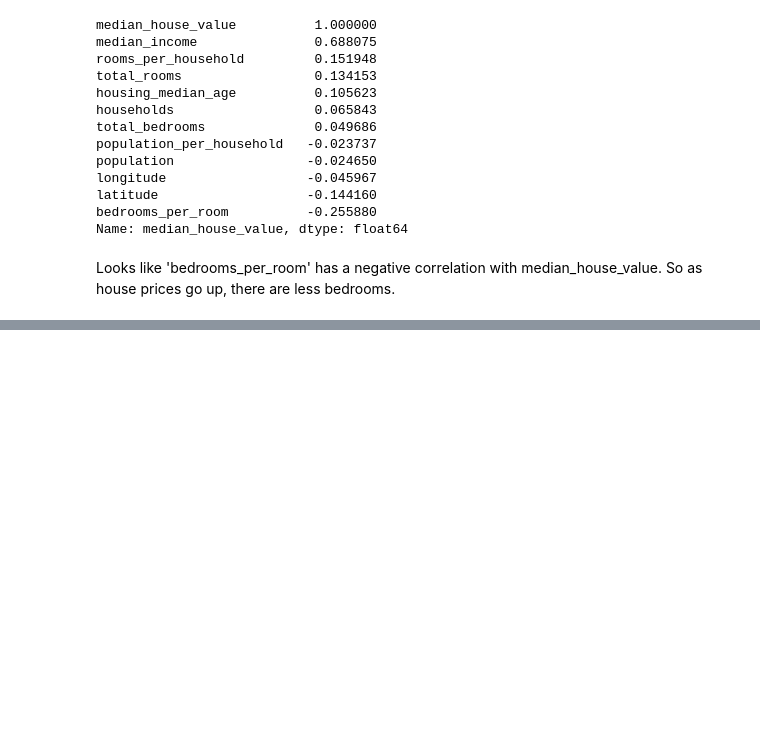
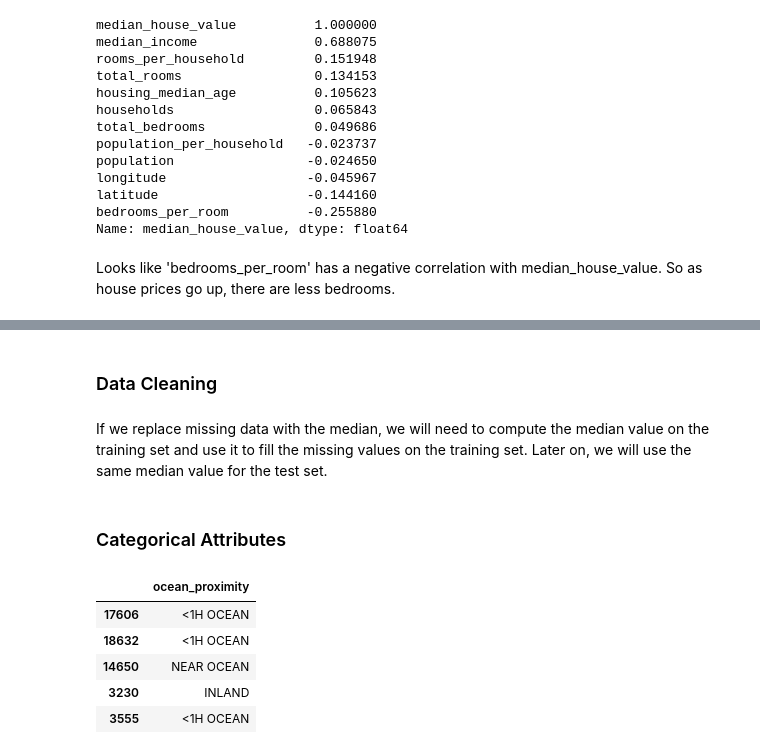
Before and after one commit to HYPERTONE/Analytics, a Jupyter notebook: California/California.ipynb, the cells around one changed output, grey strips where cells are left out. Cells and saved outputs as stored; diff of their text form; code cells hidden in the pictures; blank space fills up the shorter version.

```diff
--- a/California/California.ipynb
+++ b/California/California.ipynb
@@ -240,0 +241,7 @@ Looks like 'bedrooms_per_room' has a negative correlation with median_house_valu
+# %%
+# Separate predictors from labels
+
+housing = strat_train_set.drop('median_house_value', axis=1)
+housing_labels = strat_train_set['median_house_value'].copy()
+# %% [markdown]
+### Data Cleaning
@@ -240,0 +260,2 @@ Looks like 'bedrooms_per_room' has a negative correlation with median_house_valu
+# %% [markdown]
+If we replace missing data with the median, we will need to compute the median value on the training set and use it to fill the missing values on the training set. Later on, we will use the same median value for the test set.
@@ -240,0 +277,12 @@ Looks like 'bedrooms_per_room' has a negative correlation with median_house_valu
+# %% [markdown]
+### Categorical Attributes
+# %%
+housing_cat = housing[['ocean_proximity']]
+housing_cat.head()
+# %% [output]
+|  | ocean_proximity |
+| 17606 | <1H OCEAN |
+| 18632 | <1H OCEAN |
+| 14650 | NEAR OCEAN |
+| 3230 | INLAND |
+| 3555 | <1H OCEAN |
```
Also changed, not shown: parts of 6 cells of this notebook.
